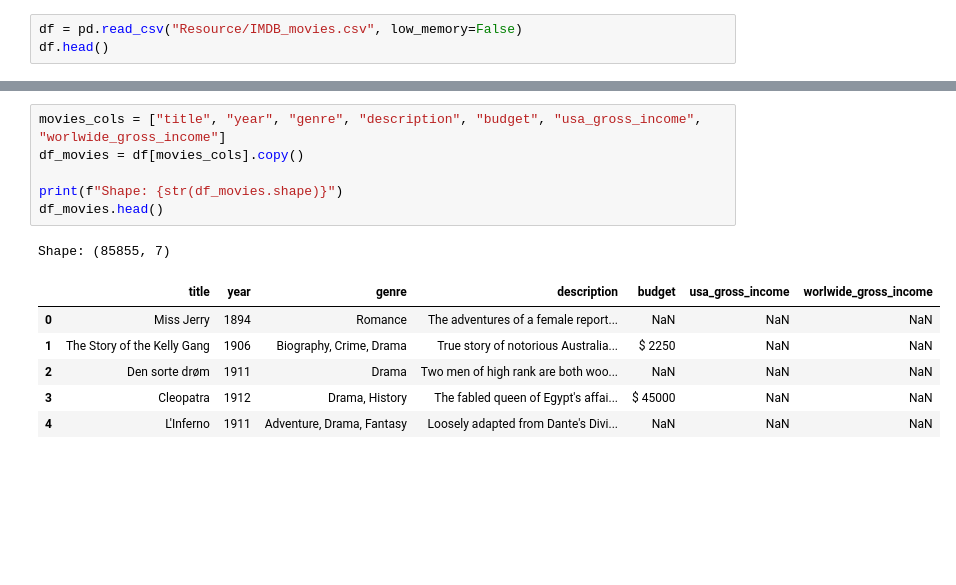
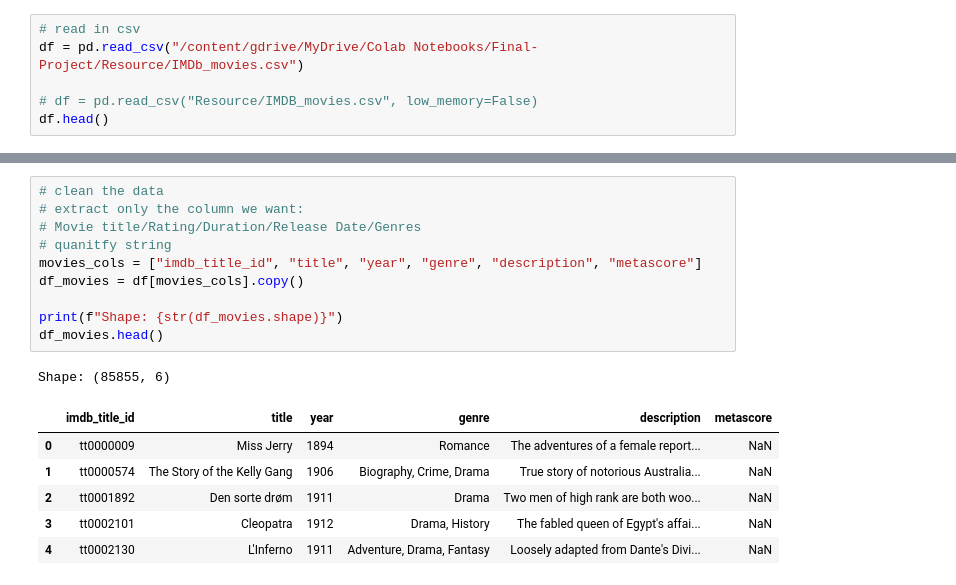
Before and after one commit to eliot1335/Final-Project, a Jupyter notebook: ETL_Eliot.ipynb, the cells around one changed output, grey strips where cells are left out. Saved outputs shown, nothing was run; the diff lists cells and outputs as text; blank space fills up the shorter version.

```diff
--- a/ETL_Eliot.ipynb
+++ b/ETL_Eliot.ipynb
@@ -18,6 +25,9 @@ plt.style.use('ggplot')
 [nltk_data]   Package stopwords is already up-to-date!
 # %%
-df = pd.read_csv("Resource/IMDB_movies.csv", low_memory=False)
+# read in csv
+df = pd.read_csv("/content/gdrive/MyDrive/Colab Notebooks/Final-Project/Resource/IMDb_movies.csv")
+
+# df = pd.read_csv("Resource/IMDB_movies.csv", low_memory=False)
 df.head()
 # %% [output]
 |  | imdb_title_id | title | original_title | year | date_published | genre | duration | country | language | ... |
@@ -30,17 +39,21 @@ df.head()
 # %%
-movies_cols = ["title", "year", "genre", "description", "budget", "usa_gross_income", "worlwide_gross_income"]
+# clean the data
+# extract only the column we want:
+# Movie title/Rating/Duration/Release Date/Genres
+# quanitfy string
+movies_cols = ["imdb_title_id", "title", "year", "genre", "description", "metascore"]
 df_movies = df[movies_cols].copy()
 
 print(f"Shape: {str(df_movies.shape)}")
 df_movies.head()
 # %% [output]
-Shape: (85855, 7)
+Shape: (85855, 6)
-|  | title | year | genre | description | budget | usa_gross_income | worlwide_gross_income |
-| 0 | Miss Jerry | 1894 | Romance | The adventures of a female report... | NaN | NaN | NaN |
-| 1 | The Story of the Kelly Gang | 1906 | Biography, Crime, Drama | True story of notorious Australia... | $ 2250 | NaN | NaN |
-| 2 | Den sorte drøm | 1911 | Drama | Two men of high rank are both woo... | NaN | NaN | NaN |
-| 3 | Cleopatra | 1912 | Drama, History | The fabled queen of Egypt's affai... | $ 45000 | NaN | NaN |
-| 4 | L'Inferno | 1911 | Adventure, Drama, Fantasy | Loosely adapted from Dante's Divi... | NaN | NaN | NaN |
+|  | imdb_title_id | title | year | genre | description | metascore |
+| 0 | tt0000009 | Miss Jerry | 1894 | Romance | The adventures of a female report... | NaN |
+| 1 | tt0000574 | The Story of the Kelly Gang | 1906 | Biography, Crime, Drama | True story of notorious Australia... | NaN |
+| 2 | tt0001892 | Den sorte drøm | 1911 | Drama | Two men of high rank are both woo... | NaN |
+| 3 | tt0002101 | Cleopatra | 1912 | Drama, History | The fabled queen of Egypt's affai... | NaN |
+| 4 | tt0002130 | L'Inferno | 1911 | Adventure, Drama, Fantasy | Loosely adapted from Dante's Divi... | NaN |
 # %%
 df_movies.dropna(inplace=True)
 
```
Also changed, not shown: parts of 15 cells of this notebook, 6 other files.
